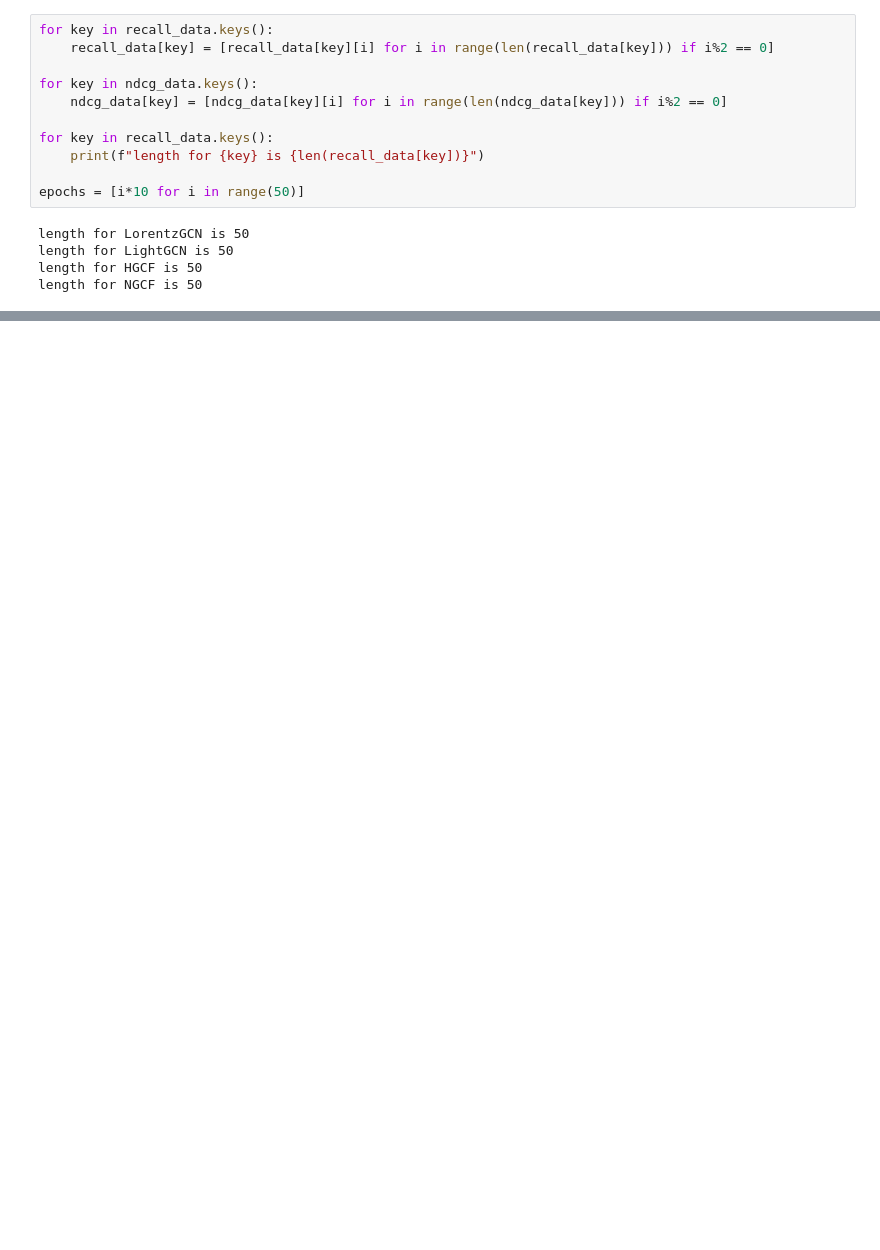
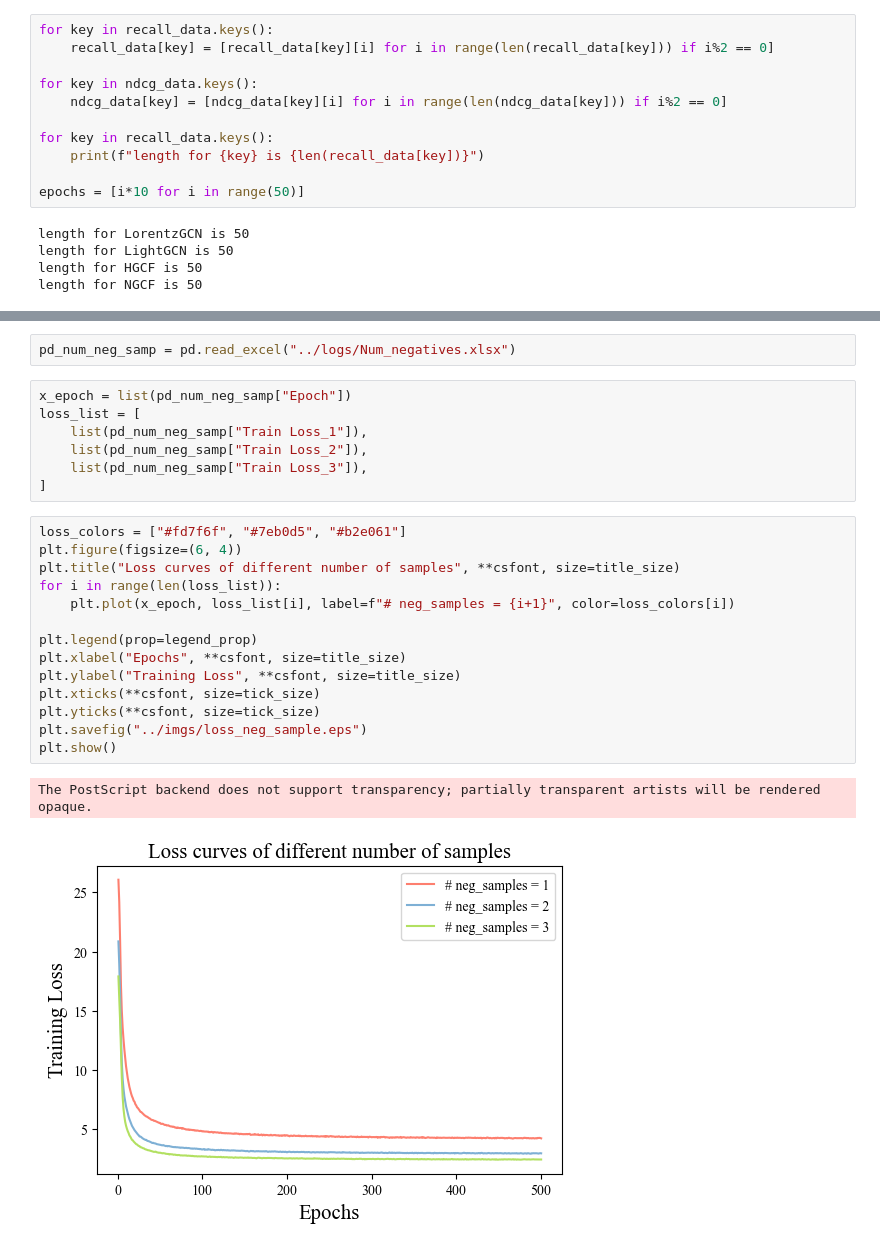
Before and after one commit to Thooooor/LorentzGCN, a Jupyter notebook: visualization/rec_curve_vis.ipynb, the cells around one changed output, grey strips where cells are left out. Cells and saved outputs as stored; diff of their text form; blank space fills up the shorter version.

```diff
--- a/visualization/rec_curve_vis.ipynb
+++ b/visualization/rec_curve_vis.ipynb
@@ -101,0 +146,26 @@ plt.show()
+# %%
+pd_num_neg_samp = pd.read_excel("../logs/Num_negatives.xlsx")
+# %%
+x_epoch = list(pd_num_neg_samp["Epoch"])
+loss_list = [
+    list(pd_num_neg_samp["Train Loss_1"]),
+    list(pd_num_neg_samp["Train Loss_2"]),
+    list(pd_num_neg_samp["Train Loss_3"]),
+]
+# %%
+loss_colors = ["#fd7f6f", "#7eb0d5", "#b2e061"]
+plt.figure(figsize=(6, 4))
+plt.title("Loss curves of different number of samples", **csfont, size=title_size)
+for i in range(len(loss_list)):
+    plt.plot(x_epoch, loss_list[i], label=f"# neg_samples = {i+1}", color=loss_colors[i])
+
+plt.legend(prop=legend_prop)
+plt.xlabel("Epochs", **csfont, size=title_size)
+plt.ylabel("Training Loss", **csfont, size=title_size)
+plt.xticks(**csfont, size=tick_size)
+plt.yticks(**csfont, size=tick_size)
+plt.savefig("../imgs/loss_neg_sample.eps")
+plt.show()
+# %% [output]
+The PostScript backend does not support transparency; partially transparent artists will be rendered opaque.
+[figure, added]
```
Also changed, not shown: parts of 5 cells of this notebook, 2 other files.
